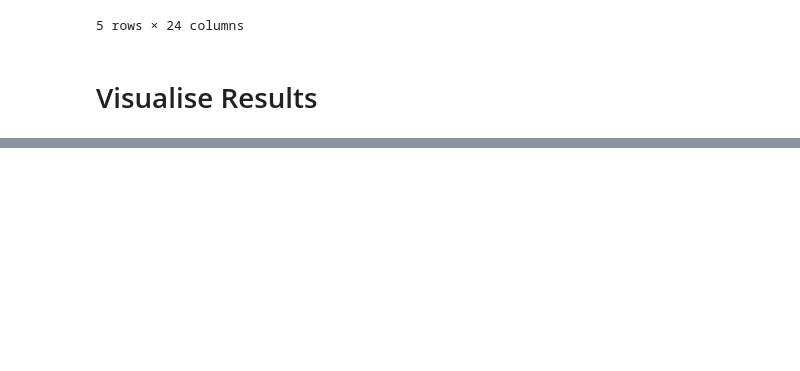
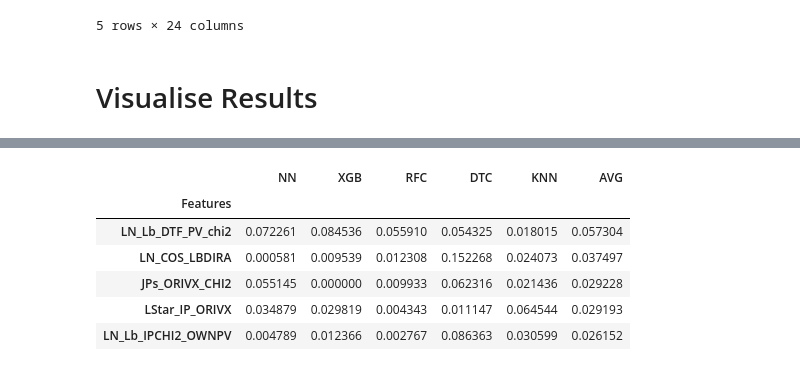
Before and after one commit to ChandlerKenworthy/Y4RareDecayProject, a Jupyter notebook: model_evaluation/feature_evaluation.ipynb, the cells around one changed output, grey strips where cells are left out. Saved outputs shown, nothing was run; the diff lists cells and outputs as text; code cells hidden in the pictures; blank space fills up the shorter version.

```diff
--- a/model_evaluation/feature_evaluation.ipynb
+++ b/model_evaluation/feature_evaluation.ipynb
@@ -228,2 +280,13 @@ array([7.521600e-04, 2.366490e-02, 1.508570e-02, 4.788700e-03,
+# %%
+test_diff_df.sort_values(by='AVG', ascending=False, inplace=True)
+test_diff_df.head()
+# %% [output]
+|  | NN | XGB | RFC | DTC | KNN | AVG |
+| Features |  |  |  |  |  |  |
+| LN_Lb_DTF_PV_chi2 | 0.072261 | 0.084536 | 0.055910 | 0.054325 | 0.018015 | 0.057304 |
+| LN_COS_LBDIRA | 0.000581 | 0.009539 | 0.012308 | 0.152268 | 0.024073 | 0.037497 |
+| JPs_ORIVX_CHI2 | 0.055145 | 0.000000 | 0.009933 | 0.062316 | 0.021436 | 0.029228 |
+| LStar_IP_ORIVX | 0.034879 | 0.029819 | 0.004343 | 0.011147 | 0.064544 | 0.029193 |
+| LN_Lb_IPCHI2_OWNPV | 0.004789 | 0.012366 | 0.002767 | 0.086363 | 0.030599 | 0.026152 |
 # %%
 fig, ax = plt.subplots(1, 1)
```
Also changed, not shown: parts of 8 cells of this notebook, 2 other files.
